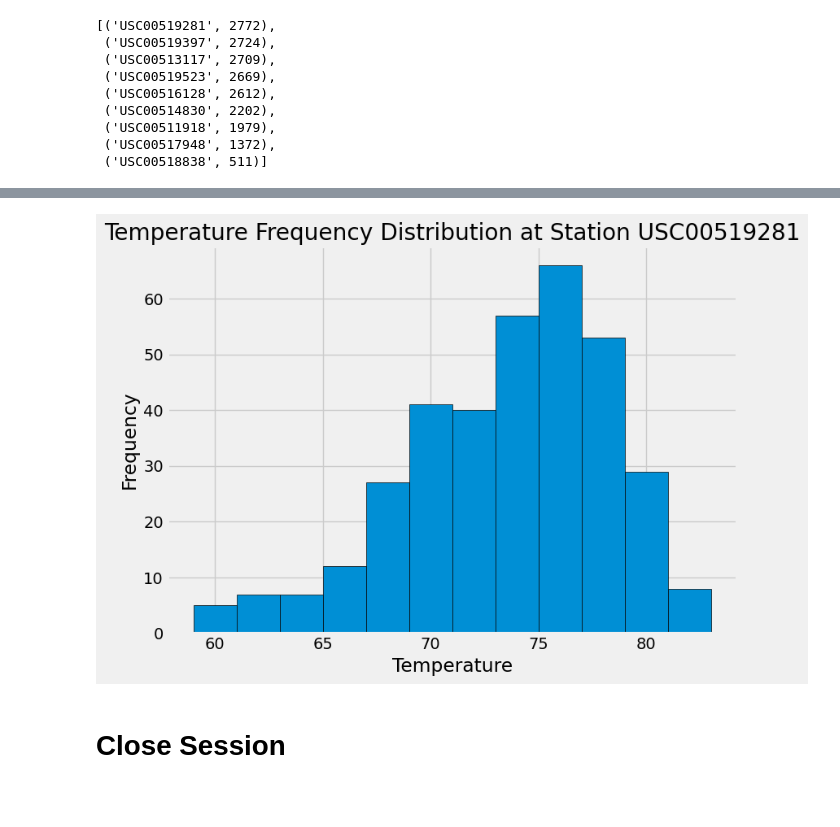
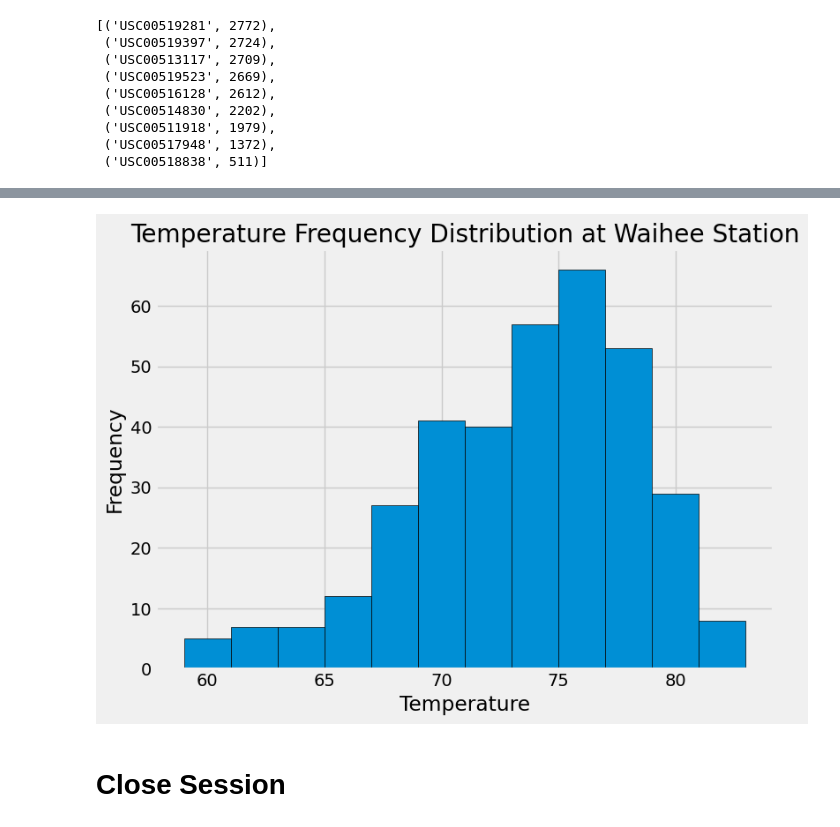
Before and after one commit to JessicaRBailey/sqlalchemy-challenge, a Jupyter notebook: SurfsUp/climate_analysis.ipynb, the cells around one changed output, grey strips where cells are left out. Cells and saved outputs as stored; diff of their text form; code cells hidden in the pictures; blank space fills up the shorter version.

```diff
--- a/SurfsUp/climate_analysis.ipynb
+++ b/SurfsUp/climate_analysis.ipynb
@@ -165,31 +187,31 @@ most_active_station_temps
 # %%
 # Using the most active station id
 # Query the last 12 months of temperature observation data for this station and plot the results as a histogram
 recent_year_temps_most_active_station = session.query(measurements.date, measurements.tobs).\
 filter(and_(measurements.date >= one_year_earlier_date, \
             measurements.date <= most_recent_date, \
             measurements.station == 'USC00519281')).all()
 
 
 # Save the query results as a Pandas DataFrame. Explicitly set the column names
 temps_df = pd.DataFrame(recent_year_temps_most_active_station, columns=['Date', 'Temperature'])
 
 # create lists for the x and y axes
 dates = temps_df['Date']
 temperature = temps_df['Temperature']
 
 # Create the bar chart
 plt.figure(figsize=(8, 6))
 plt.hist(temperature, bins=12, edgecolor='black')
 
 plt.xlabel('Temperature')
 plt.ylabel('Frequency')
-plt.title('Temperature Frequency Distribution at Station USC00519281')
+plt.title('Temperature Frequency Distribution at Waihee Station')
 
 plt.tight_layout()
 plt.show()
 # %% [output]
-[figure, old version]
+[figure, new version]
 # %% [markdown]
 # Close Session
 # %%
```
Also changed, not shown: parts of 2 cells of this notebook, 1 other file.
